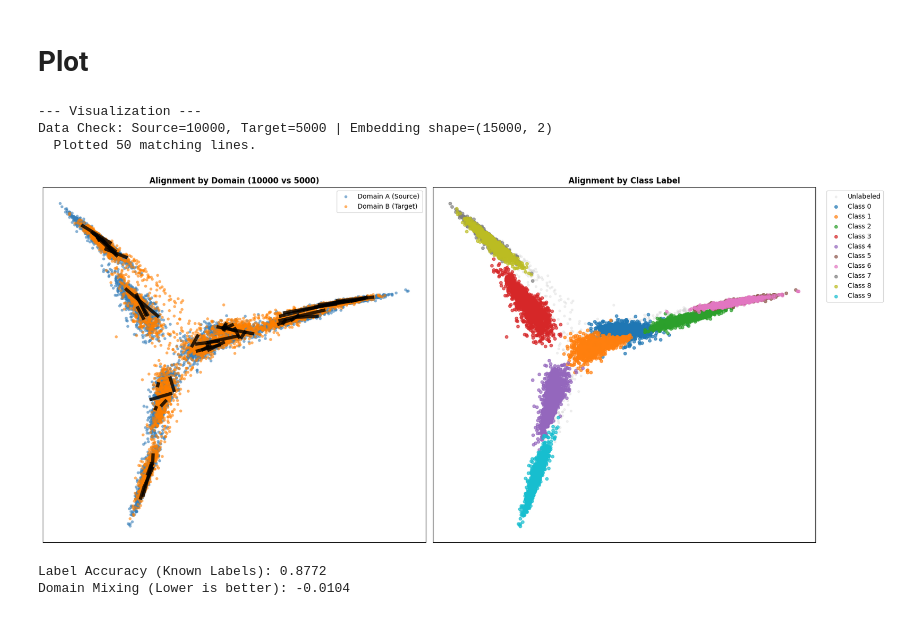
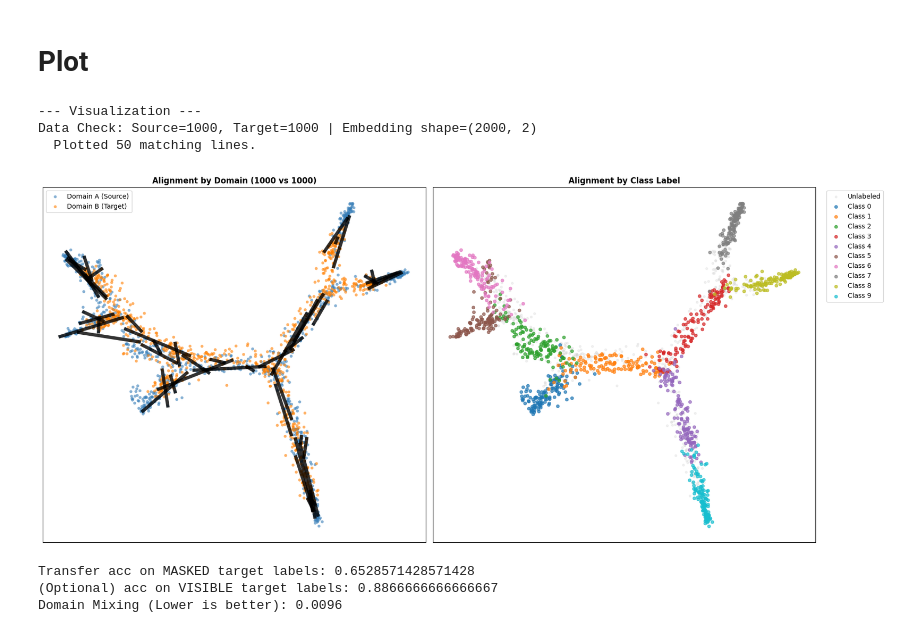
Before and after one commit to aumona/FoSTA-experiments, a Jupyter notebook: notebooks/experiment.ipynb, the cells around one changed output. Saved outputs shown, nothing was run; the diff lists cells and outputs as text; code cells hidden in the pictures.

```diff
--- a/notebooks/experiment.ipynb
+++ b/notebooks/experiment.ipynb
@@ -76,15 +79,14 @@ print(f"=== Generating Paired Dataset: {DATASET_NAME} ===")
 
 if DATASET_NAME == "tree":
     # 1000 samples total
-    x_source, y_source, _ = gen_tree(n_branch=10, n_child = 2, n_dim_per_branch = 4, branch_length=1000, seed=seed, sigma=7, merged_branch = False)
-    x_target, y_target, _ = gen_tree(n_branch=10, n_child = 2, n_dim_per_branch = 6, branch_length=1000, seed=seed, sigma=7, merged_branch = False)
+    x_source, y_source, _ = gen_tree(n_branch=10, n_child = 2, n_dim_per_branch = 4, branch_length=100, seed=seed, sigma=7, merged_branch = False)
+    x_target, y_target, _ = gen_tree(n_branch=10, n_child = 2, n_dim_per_branch = 6, branch_length=100, seed=seed, sigma=7, merged_branch = False)
 
 
 elif DATASET_NAME == "digits":
     # 1500 samples total
-    x_source, y_source, x_target, y_target = load_paired_mnist_rotated(
-        n_samples=1500, rotation_range=(45, 90),  seed=seed
-    )
+    x_source, y_source, x_target, y_target = load_paired_mnist_sensor_defect(
+        n_samples=1000, seed=seed)
 
 # --- INITIALIZE TRUE COUPLING ---
 # Since data is paired (Sample i in Source == Sample i in Target),
@@ -107,6 +109,8 @@ if n_noise > 0:
 
 # 3. Semi-Supervised Masking
 if frac_labeled >= 1.0:
+    y_target_true = y_target.copy()
+
     print("Using all labels.")
 else:
     print(f"Masking labels ({frac_labeled:.1%} visible)...")
@@ -125,6 +129,7 @@ else:
 
 # 4. Random Removal (Imbalance) & UPDATE T_TRUE
 # ---------------------------------------------------------
+mask_missing_target_full = (y_target == -1)  # before removal, length nB
 if remove_p_target > 0:
     rng_remove = np.random.RandomState(seed)
     nB = len(y_target)
@@ -144,6 +149,8 @@ if remove_p_target > 0:
     # We removed columns from Target, so we slice columns of T_true
     T_true = T_true[:, keep_idx]
 
+    mask_missing_target_full = mask_missing_target_full[keep_idx]  # keep mask synced
+
     print(f"Imbalance Applied: Removed {nB - n_keep} target samples.")
     print(f"New Target Shape: {x_target.shape}")
     print(f"New T_true Shape: {T_true.shape}")
@@ -255,6 +299,7 @@ import numpy as np
 from scipy import sparse
 from sklearn.neighbors import KNeighborsClassifier
 from sklearn.metrics import accuracy_score, silhouette_score
+from utils.metrics import label_transfer_accuracy
 
 # ------------------------------------
 # VISUALIZATION (Robust to Uneven Sizes)
@@ -383,46 +428,61 @@ if np.any(mask_unlabeled):
 
 # Foreground: Labeled
 if np.any(mask_labeled):
     unique_classes = np.unique(labels_combined[mask_labeled])
     cmap = plt.get_cmap("tab10")
 
     for i, lbl in enumerate(unique_classes):
         idx = (labels_combined == lbl)
         ax2.scatter(
             embedding_vis[idx, 0], embedding_vis[idx, 1],
             color=cmap(i % 10), label=f"Class {lbl}", alpha=0.7, s=20
         )
 
 ax2.set_title("Alignment by Class Label", fontweight="bold")
 ax2.legend(bbox_to_anchor=(1.02, 1), loc='upper left')
 ax2.set_xticks([]); ax2.set_yticks([])
 
 plt.tight_layout()
 plt.show()
 
+
 # ------------------------------------
-# METRICS (Safe)
+# METRICS (Label transfer)
 # ------------------------------------
 try:
-    # Only calculate metrics on valid labels (-1 excluded)
-    if np.any(mask_labeled):
-        emb_valid = embedding_vis[mask_labeled]
-        lbl_valid = labels_combined[mask_labeled]
 
-        acc = accuracy_score(lbl_valid, KNeighborsClassifier(n_neighbors=5).fit(emb_valid, lbl_valid).predict(emb_valid))
-        print(f"Label Accuracy (Known Labels): {acc:.4f}")
+    # after alignment + embedding
+    n_a = len(y_source)          # source was not removed in your snippet
+    n_b = len(y_target)          # target after removal
 
-        sil_dom = silhouette_score(embedding_vis, domains_combined)
-        print(f"Domain Mixing (Lower is better): {sil_dom:.4f}")
+    res = label_transfer_accuracy(
+        embedding=embedding,                 # shape (n_a + n_b, d)
+        n_a=n_a,
+        y_source=y_source,                   # shape (n_a,)
+        y_target_obs=y_target,               # shape (n_b,) with -1 for masked
+        y_target_true=y_target_true,         # shape (n_b,) ground truth (post-removal)
+        mask_missing_target=mask_missing_target_full,  # shape (n_b,) post-removal
+        n_neighbors=5,
+    )
+
+    print(f"Transfer acc on MASKED target labels: {res['acc_missing']}")
+    print(f"(Optional) acc on VISIBLE target labels: {res['acc_visible']}")
+
+
+    # Domain mixing unchanged
+    sil_dom = silhouette_score(embedding_vis, domains_combined)
+    print(f"Domain Mixing (Lower is better): {sil_dom:.4f}")
+
 except Exception as e:
     print(f"Metrics error: {e}")
 # %% [output]
 --- Visualization ---
-Data Check: Source=10000, Target=5000 | Embedding shape=(15000, 2)
+Data Check: Source=1000, Target=1000 | Embedding shape=(2000, 2)
   Plotted 50 matching lines.
-[figure, old version]
+[figure, new version]
-Label Accuracy (Known Labels): 0.8772
-Domain Mixing (Lower is better): -0.0104
+Transfer acc on MASKED target labels: 0.6528571428571428
+(Optional) acc on VISIBLE target labels: 0.8866666666666667
+Domain Mixing (Lower is better): 0.0096
 # %%
 def plot_rfphate_labels(z, y, title="RF-PHATE (colored by label)"):
     """
```
Also changed, not shown: parts of 6 cells of this notebook.
